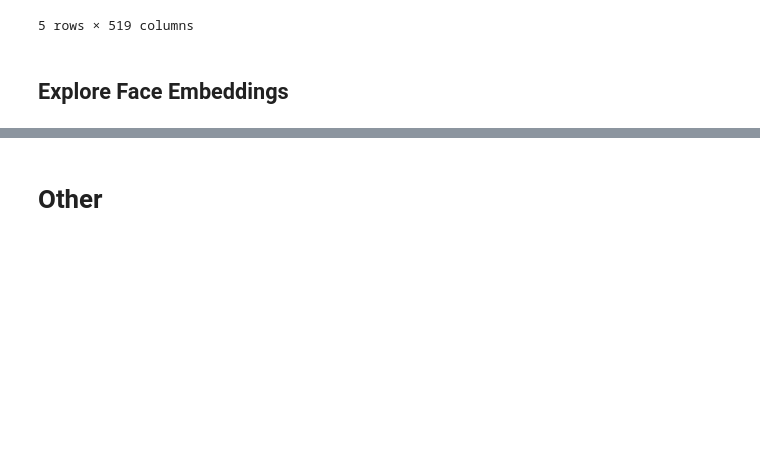
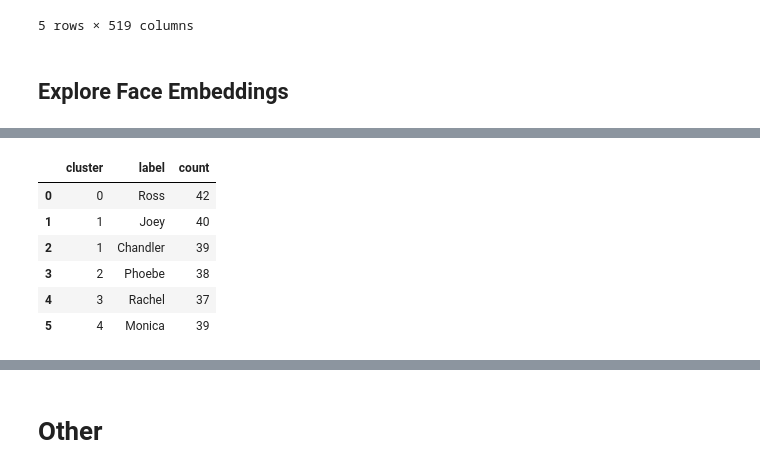
Before and after one commit to sievertsm/face-grouping, a Jupyter notebook: FaceDetection-facenet.ipynb, the cells around one changed output, grey strips where cells are left out. Drawn from its saved outputs; the diff is of its cells as text; code cells hidden in the pictures; blank space fills up the shorter version.

```diff
--- a/FaceDetection-facenet.ipynb
+++ b/FaceDetection-facenet.ipynb
@@ -139,0 +206,4 @@ df_all.head()
+# %%
+df_clust = pd.DataFrame({"label": y_train, "cluster": clust_train})
+df_clust = df_clust[df_clust["cluster"]>=0]
+df_clust.head()
@@ -139,0 +217,10 @@ df_all.head()
+# %%
+pd.DataFrame(df_clust.groupby(["cluster"]).value_counts()).reset_index()
+# %% [output]
+|  | cluster | label | count |
+| 0 | 0 | Ross | 42 |
+| 1 | 1 | Joey | 40 |
+| 2 | 1 | Chandler | 39 |
+| 3 | 2 | Phoebe | 38 |
+| 4 | 3 | Rachel | 37 |
+| 5 | 4 | Monica | 39 |
```
Also changed, not shown: parts of 9 cells of this notebook.
